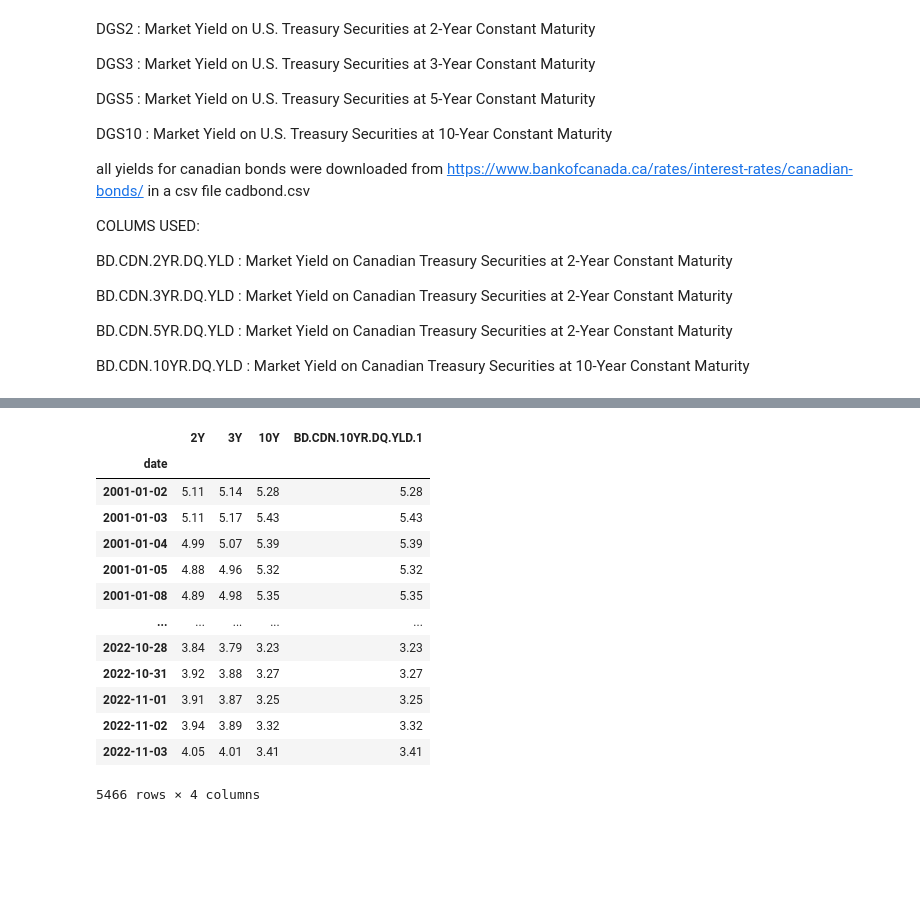
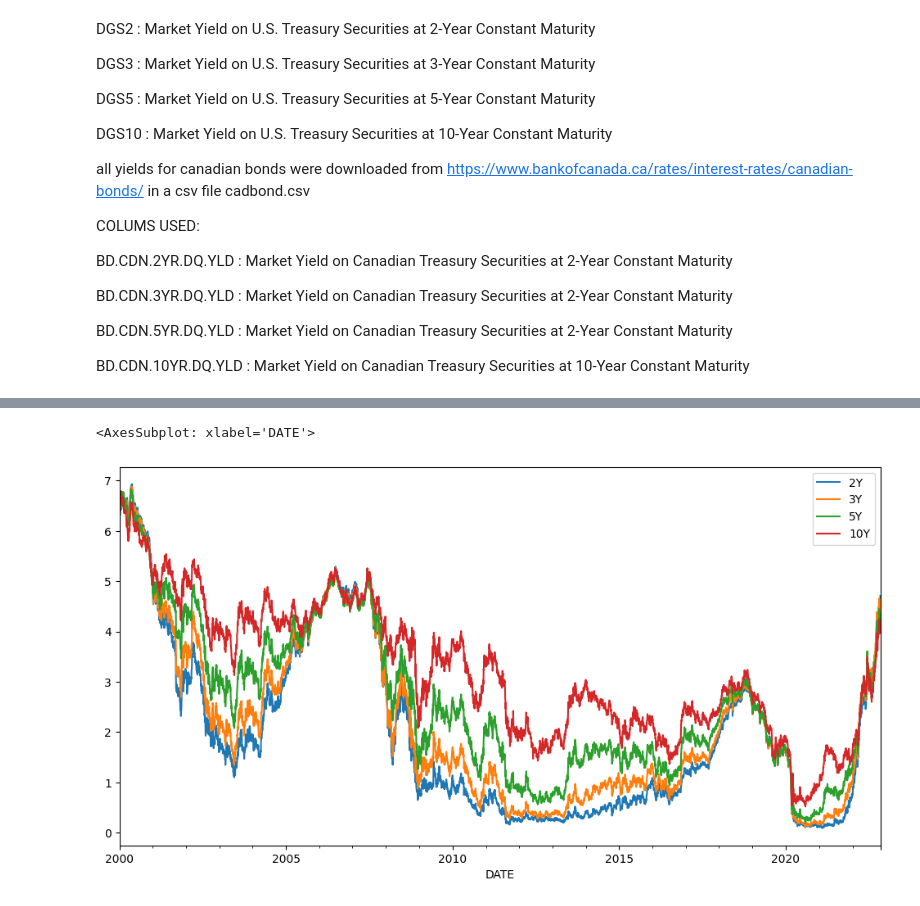
Before and after one commit to felixpoirier1/PolyFinances, a Jupyter notebook: bond_yield.ipynb, the cells around one changed output, grey strips where cells are left out. Drawn from its saved outputs; the diff is of its cells as text; code cells hidden in the pictures; blank space fills up the shorter version.

```diff
--- a/bond_yield.ipynb
+++ b/bond_yield.ipynb
@@ -25,3 +25,4 @@ BD.CDN.5YR.DQ.YLD : Market Yield on Canadian Treasury Securities at 2-Year Const
 BD.CDN.10YR.DQ.YLD : Market Yield on Canadian Treasury Securities at 10-Year Constant Maturity
 # %%
 cad = pd.read_csv('data/dataset/cadbond.csv', index_col=0, parse_dates=True)
+usd = pd.read_csv('data/dataset/usdbond.csv', index_col=0, parse_dates=True)
@@ -43,27 +29,3 @@ cad = pd.read_csv('data/dataset/cadbond.csv', index_col=0, parse_dates=True)
-# %%
-us_mat = ['DGS2', 'DGS3', 'DGS5', 'DGS10']
-
-
-usd = pd.DataFrame()
-for i in us_mat:
-    usd[i] = pdr.DataReader(i, 'fred', start='2000-01-01')
 # %%
 usd.rename(columns={'DGS2':'2Y', 'DGS3':'3Y', 'DGS5':'5Y', 'DGS10':'10Y'}, inplace=True)
 cad.rename(columns={'BD.CDN.2YR.DQ.YLD':'2Y', 'BD.CDN.3YR.DQ.YLD':'3Y', 'BD.CDN.5YR.DQ.YLD':'5Y', 'BD.CDN.10YR.DQ.YLD':'10Y'}, inplace=True)
-# %%
-cad = cad[['2Y', '3Y', '5Y', '10Y']]
-# %% [output]
-|  | 2Y | 3Y | 10Y | BD.CDN.10YR.DQ.YLD.1 |
-| date |  |  |  |  |
-| 2001-01-02 | 5.11 | 5.14 | 5.28 | 5.28 |
-| 2001-01-03 | 5.11 | 5.17 | 5.43 | 5.43 |
-| 2001-01-04 | 4.99 | 5.07 | 5.39 | 5.39 |
-| 2001-01-05 | 4.88 | 4.96 | 5.32 | 5.32 |
-| 2001-01-08 | 4.89 | 4.98 | 5.35 | 5.35 |
-| ... | ... | ... | ... | ... |
-| 2022-10-28 | 3.84 | 3.79 | 3.23 | 3.23 |
-| 2022-10-31 | 3.92 | 3.88 | 3.27 | 3.27 |
-| 2022-11-01 | 3.91 | 3.87 | 3.25 | 3.25 |
-| 2022-11-02 | 3.94 | 3.89 | 3.32 | 3.32 |
-| 2022-11-03 | 4.05 | 4.01 | 3.41 | 3.41 |
-5466 rows × 4 columns
@@ -71,0 +32,6 @@ usd.to_csv('data/dataset/usdbond.csv')
+# %%
+usd.ffill(inplace=True)
+usd.plot(figsize=(12,6))
+# %% [output]
+<AxesSubplot: xlabel='DATE'>
+[figure, added]
```
Also changed, not shown: parts of 12 cells of this notebook.
